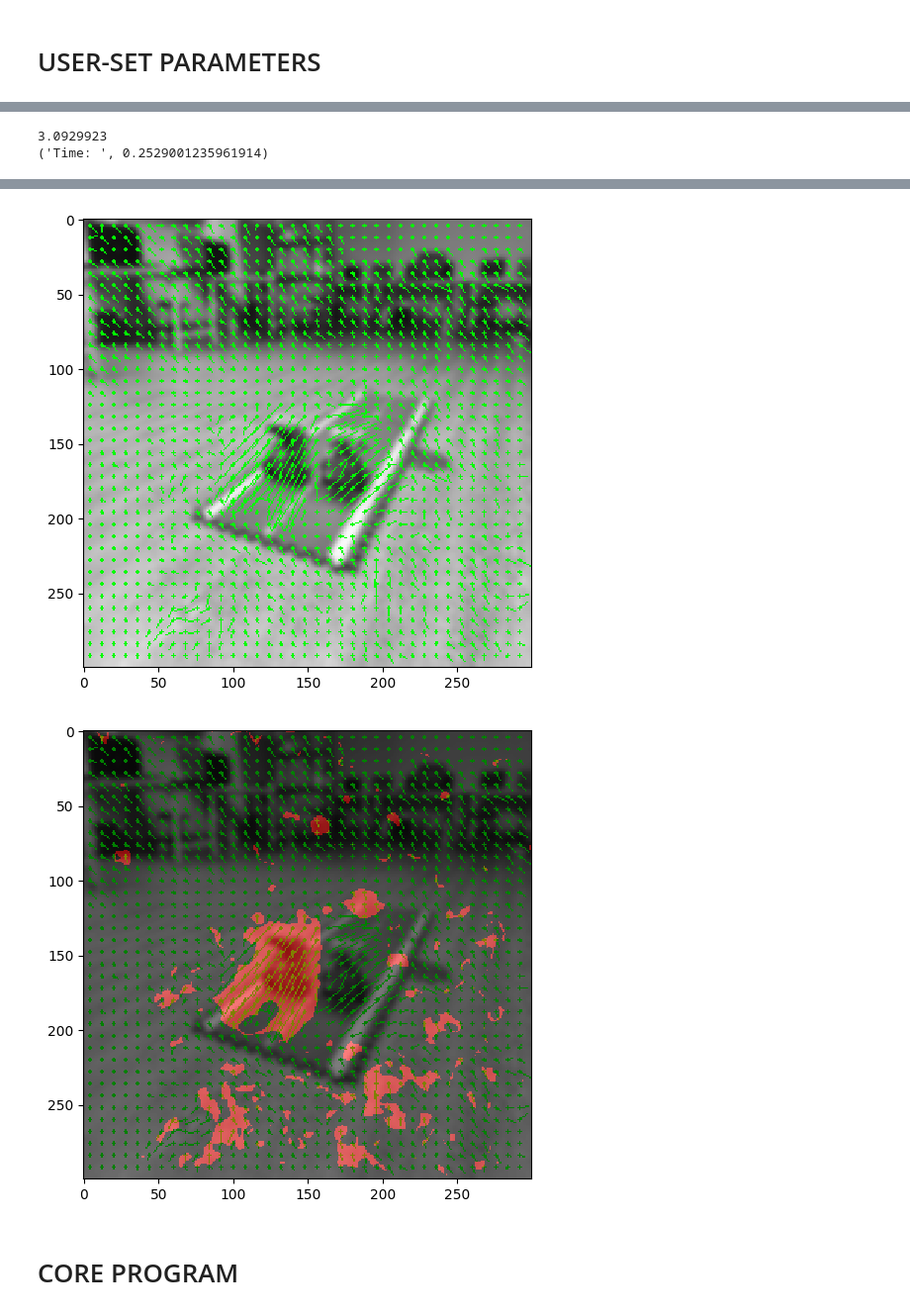
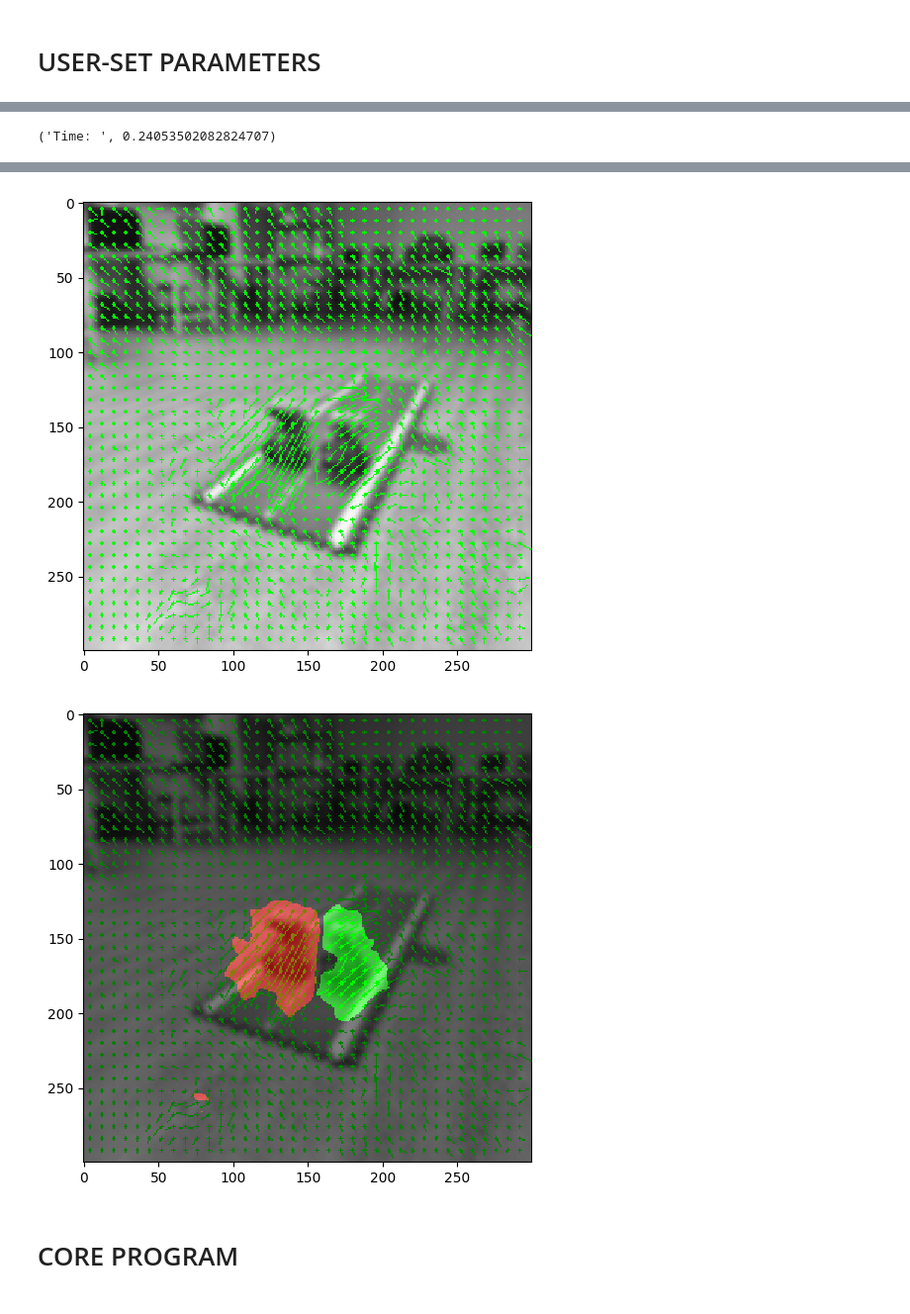
Before and after one commit to championway/traffic_motion_detection, a Jupyter notebook: test.ipynb, the cells around one changed output, grey strips where cells are left out. Shown at 99% size. Saved outputs shown, nothing was run; the diff lists cells and outputs as text; code cells hidden in the pictures.

```diff
--- a/test.ipynb
+++ b/test.ipynb
@@ -242,5 +312,7 @@ cv2.destroyAllWindows()
 # %%
 input_1, input_2 = img_2.copy(), img_6.copy()
+
+direction_shift = 2.314980727534025
 
 def draw_flow(img, flow, step=8):
     #from the beginning to position 2 (excluded channel info at position 3)
@@ -262,56 +334,49 @@ def draw_hsv(flow):
     (fx, fy) = (flow[:, :, 0], flow[:, :, 1])
     fx = fx - min(np.mean(fx), np.median(fx))
     fy = fy - min(np.mean(fy), np.median(fy))
-    ang = np.arctan2(fy, fx) + np.pi
+    ang = np.arctan2(fy, fx)
     v = np.sqrt(fx * fx + fy * fy)
     v_mean = v.mean()
     v_med = np.median(v)
-    print(v_mean)
-#     v = v - v_med
+    v = v - v_med
     v_q = np.quantile(v, .9)
     hsv = np.zeros((h, w, 3), np.uint8)
     for i in range(h):
         for j in range(w):
-            if ang[i][j] < 5.7 and ang[i][j] > 4.5:
-                hsv[i][j][2] = 255
-#             if v[i][j] > 5:
-#                 if ang[i][j] > np.pi:
-#                     hsv[i][j][2] = 255
-#                 else:
-#                     hsv[i][j][1] = 255
-#     hsv[..., 0] = ang * (180 / np.pi / 2)
-#     hsv[..., 1] = 0xFF
-#     hsv[..., 2] = np.minimum(v * 4, 0xFF)
-#     bgr = cv2.cvtColor(hsv, cv2.COLOR_HSV2BGR)
+            if v[i][j] > 7:
+                direction = check_direction(ang[i][j], direction_shift)
+                if direction == 1:
+                    hsv[i][j][2] = 255
+                elif direction == -1:
+                    hsv[i][j][1] = 255
     return hsv
 
 start_t = time.time()
 # Resize and save a greyscale version of the image
 frame_1 = cv2.resize(input_1, (300, 300), interpolation=cv2.INTER_CUBIC)
 gray_1 = cv2.cvtColor(frame_1, cv2.COLOR_BGR2GRAY)
 frame_2 = cv2.resize(input_2, (300, 300), interpolation=cv2.INTER_CUBIC)
 gray_2 = cv2.cvtColor(frame_2, cv2.COLOR_BGR2GRAY)
 
 gray_1 = cv2.GaussianBlur(gray_1, (11, 11), 0)
 gray_2 = cv2.GaussianBlur(gray_2, (11, 11), 0)
 
 flow = cv2.calcOpticalFlowFarneback(gray_1, gray_2, None,0.5,5,15,3,5,1.1,cv2.OPTFLOW_FARNEBACK_GAUSSIAN)
 
 flow_img = draw_flow(gray_1, flow)
 
 hsv_img = draw_hsv(flow)
 
 overlapping = cv2.addWeighted(flow_img, 0.5, hsv_img, 0.5, 0)
 
 print("Time: ", time.time() - start_t)
 
 plot_img(input_1, input_2, flow_img, overlapping)
 # %% [output]
-3.0929923
-('Time: ', 0.2529001235961914)
+('Time: ', 0.24053502082824707)
 [figure]
 [figure]
-[figure, old version]
+[figure, new version]
 # %% [markdown]
 # CORE PROGRAM
 # %%
```
Also changed, not shown: parts of 5 cells of this notebook.
